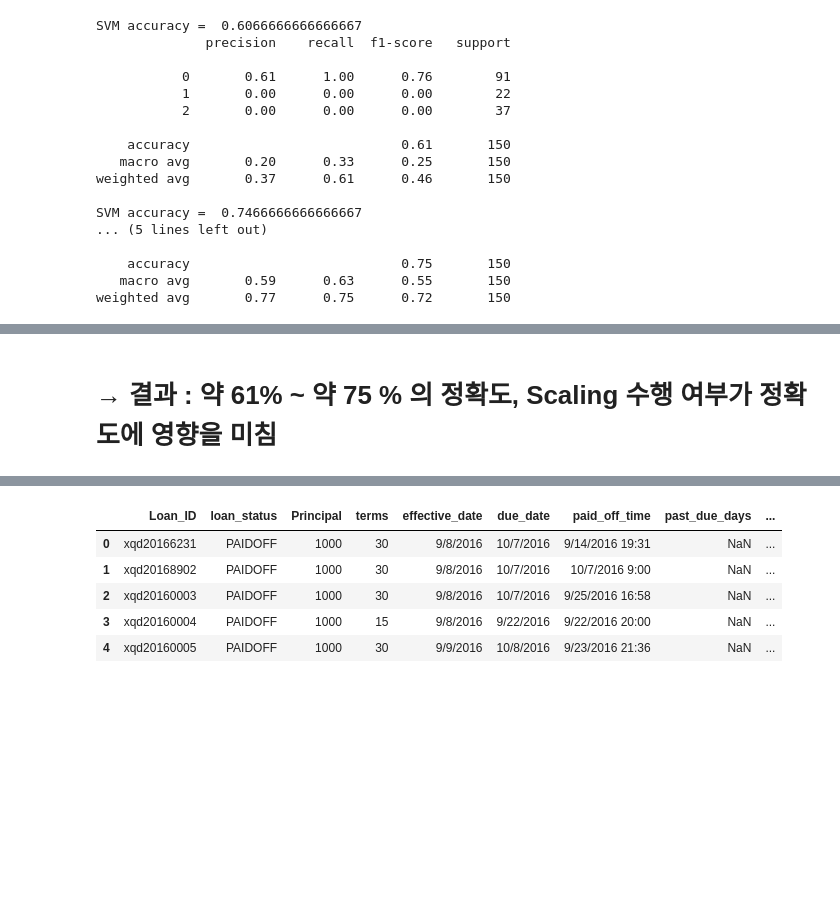
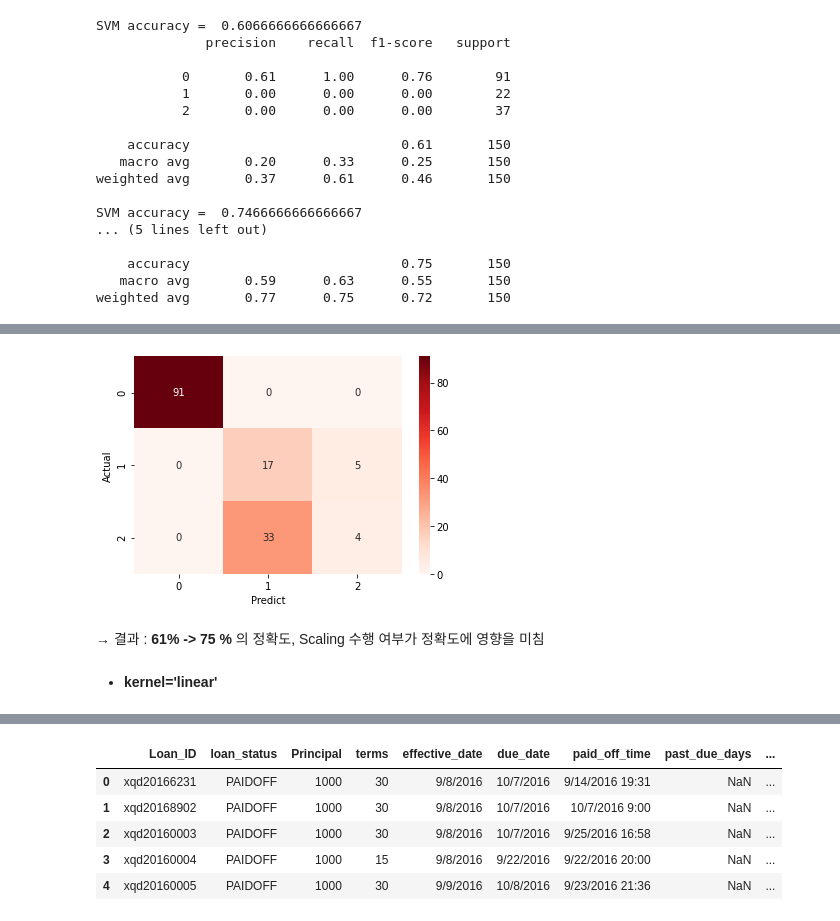
Before and after one commit to soeun727/AI-Project-Corona, a Jupyter notebook: Loan_Data_Classification_SVM.ipynb, the cells around one changed output, grey strips where cells are left out. Drawn from its saved outputs; the diff is of its cells as text; code cells hidden in the pictures; blank space fills up the shorter version.

```diff
--- a/Loan_Data_Classification_SVM.ipynb
+++ b/Loan_Data_Classification_SVM.ipynb
@@ -286,2 +348,14 @@ weighted avg       0.77      0.75      0.72       150
+# %%
+# 오차행렬 시각화 - Scaling 후
+import matplotlib.pyplot as plt
+import seaborn as sns
+sns.heatmap(confusion_matrix(y_test, svc_prediction_after_scaled2), annot=True, cmap='Reds')
+plt.xlabel('Predict')
+plt.ylabel('Actual')
+plt.show()
+# %% [output]
+[figure, added]
 # %% [markdown]
-# → 결과 : **약 61% ~ 약 75 %** 의 정확도, Scaling 수행 여부가 정확도에 영향을 미침
+ → 결과 : **61% -> 75 %** 의 정확도, Scaling 수행 여부가 정확도에 영향을 미침
+# %% [markdown]
+- **kernel='linear'**
```
Also changed, not shown: parts of 63 cells of this notebook.
